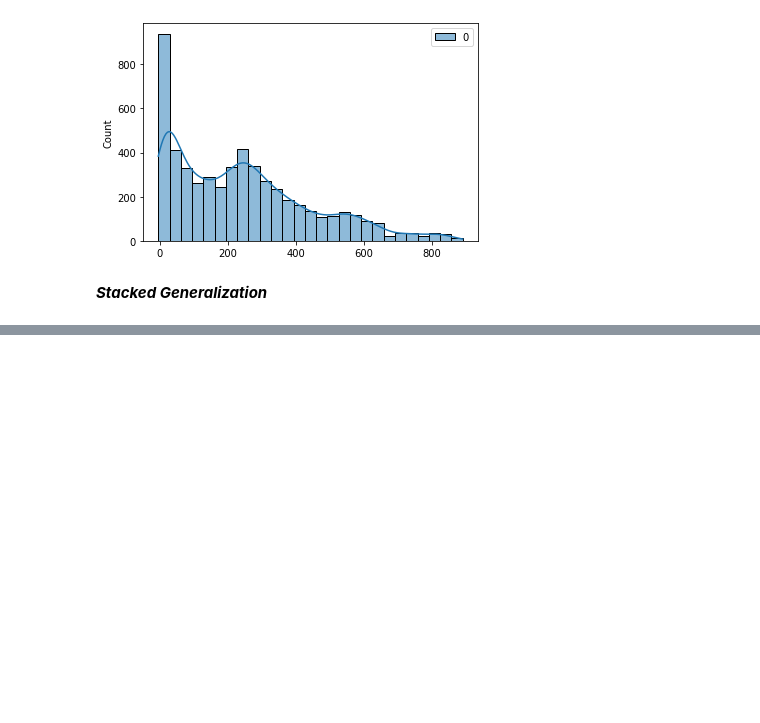
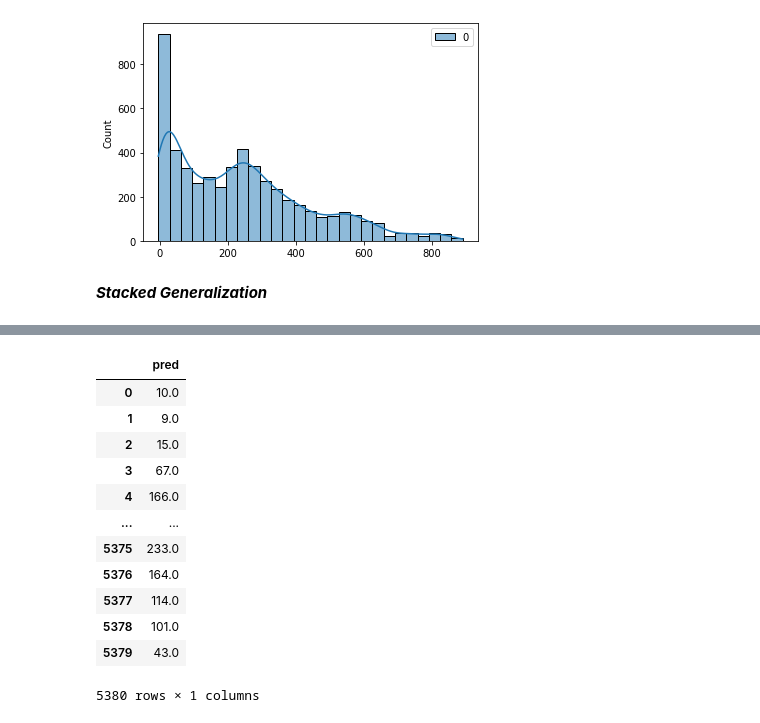
Before and after one commit to Sandtw/Dataton-Henry, a Jupyter notebook: Dataton.ipynb, the cells around one changed output, grey strips where cells are left out. Cells and saved outputs as stored; diff of their text form; code cells hidden in the pictures; blank space fills up the shorter version.

```diff
--- a/Dataton.ipynb
+++ b/Dataton.ipynb
@@ -1385,0 +1430,5 @@ yhat = model.predict(val_X_3)
+# %%
+test_stack = model.predict(test_prep_fs_3)
+# %%
+test_stack = test_stack.reshape(-1,1)
+test_stack
@@ -1385,0 +1443,18 @@ yhat = model.predict(val_X_3)
+# %%
+prueba_stack = pd.DataFrame(np.round(test_stack), columns = ['pred'])
+# %%
+prueba_stack
+# %% [output]
+|  | pred |
+| 0 | 10.0 |
+| 1 | 9.0 |
+| 2 | 15.0 |
+| 3 | 67.0 |
+| 4 | 166.0 |
+| ... | ... |
+| 5375 | 233.0 |
+| 5376 | 164.0 |
+| 5377 | 114.0 |
+| 5378 | 101.0 |
+| 5379 | 43.0 |
+5380 rows × 1 columns
```
Also changed, not shown: parts of 8 cells of this notebook, 1 other file.
